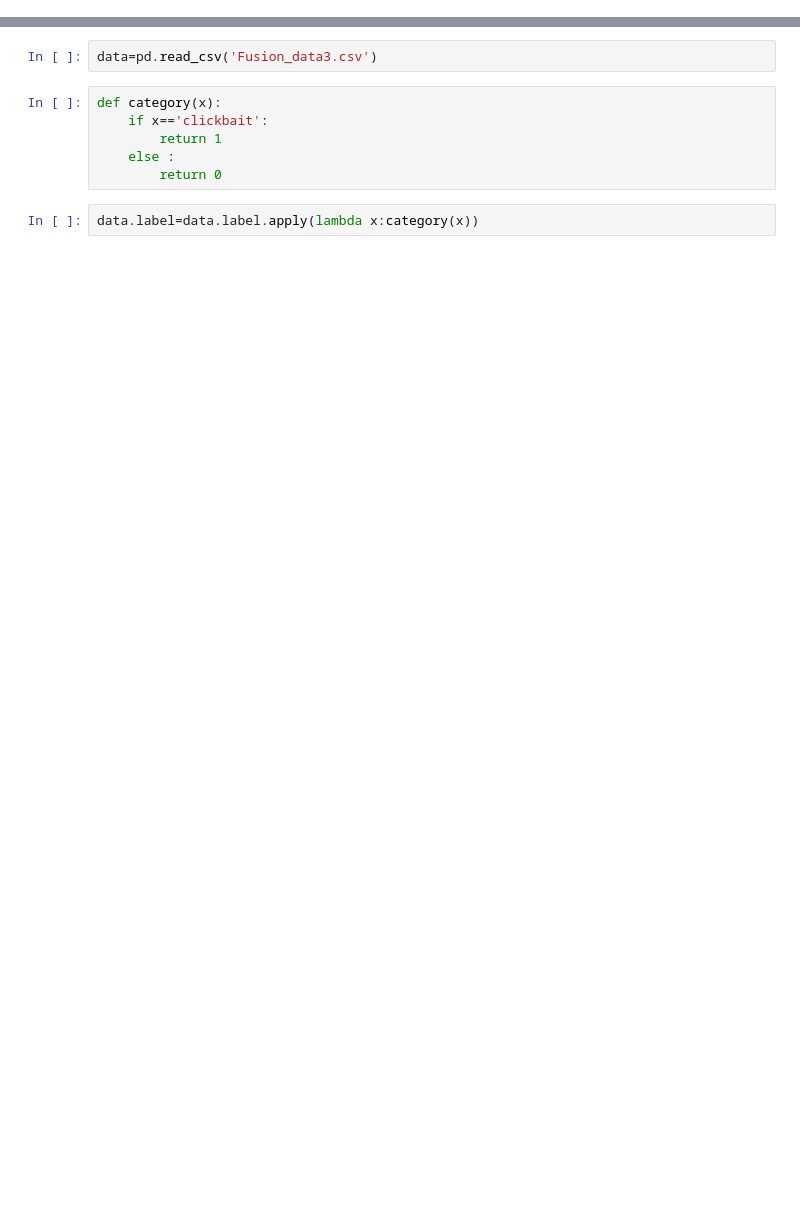
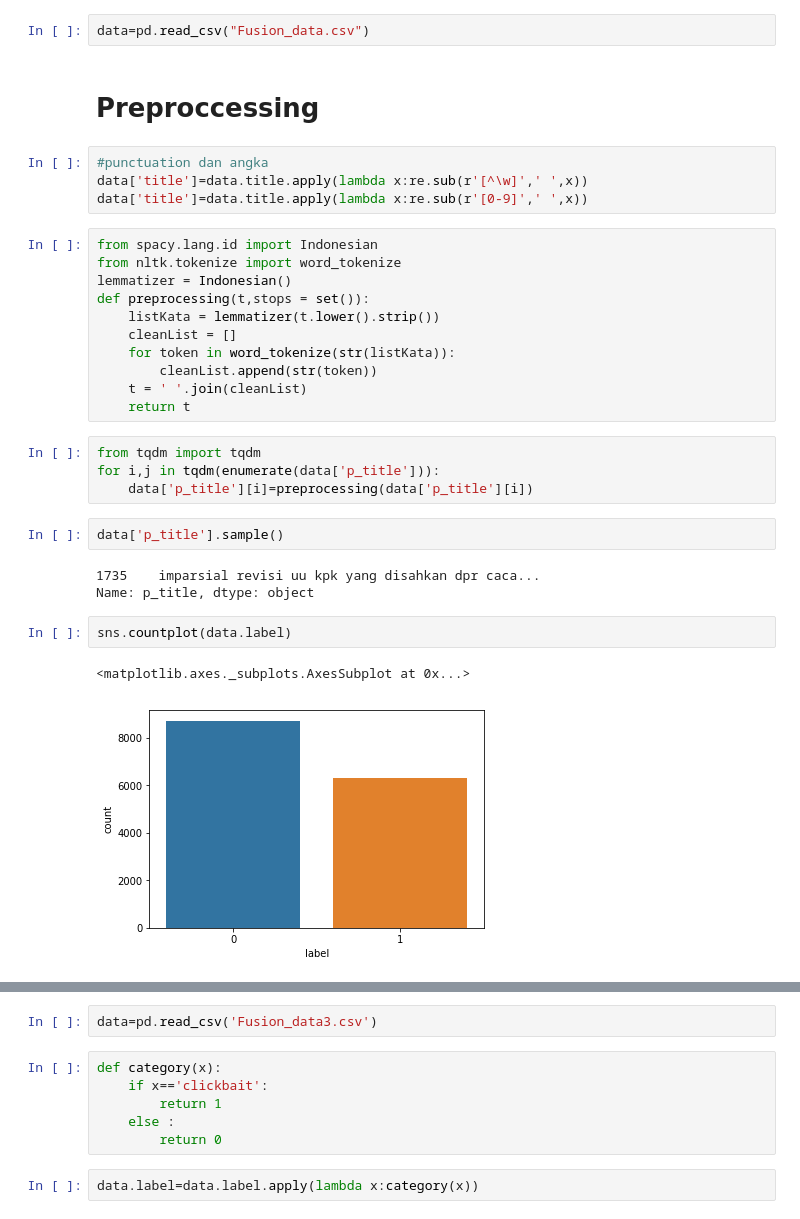
Before and after one commit to ivansyah666/Self-Attentive-Network-Clickbait-Detection, a Jupyter notebook: Clickbait_SAN.ipynb, the cells around one changed output, grey strips where cells are left out. Saved outputs shown, nothing was run; the diff lists cells and outputs as text; blank space fills up the shorter version.

```diff
--- a/Clickbait_SAN.ipynb
+++ b/Clickbait_SAN.ipynb
@@ -5,0 +15,33 @@ from sklearn.model_selection import train_test_split
+# %%
+data=pd.read_csv("Fusion_data.csv")
+# %% [markdown]
+# Preproccessing
+# %%
+#punctuation dan angka
+data['title']=data.title.apply(lambda x:re.sub(r'[^\w]',' ',x))
+data['title']=data.title.apply(lambda x:re.sub(r'[0-9]',' ',x))
+# %%
+from spacy.lang.id import Indonesian
+from nltk.tokenize import word_tokenize
+lemmatizer = Indonesian()
+def preprocessing(t,stops = set()):
+    listKata = lemmatizer(t.lower().strip())
+    cleanList = []
+    for token in word_tokenize(str(listKata)):
+        cleanList.append(str(token))
+    t = ' '.join(cleanList)
+    return t
+# %%
+from tqdm import tqdm
+for i,j in tqdm(enumerate(data['p_title'])):
+    data['p_title'][i]=preprocessing(data['p_title'][i])
+# %%
+data['p_title'].sample()
+# %% [output]
+1735    imparsial revisi uu kpk yang disahkan dpr caca...
+Name: p_title, dtype: object
+# %%
+sns.countplot(data.label)
+# %% [output]
+<matplotlib.axes._subplots.AxesSubplot at 0x...>
+[figure, added]
```
Also changed, not shown: parts of 19 cells of this notebook.
